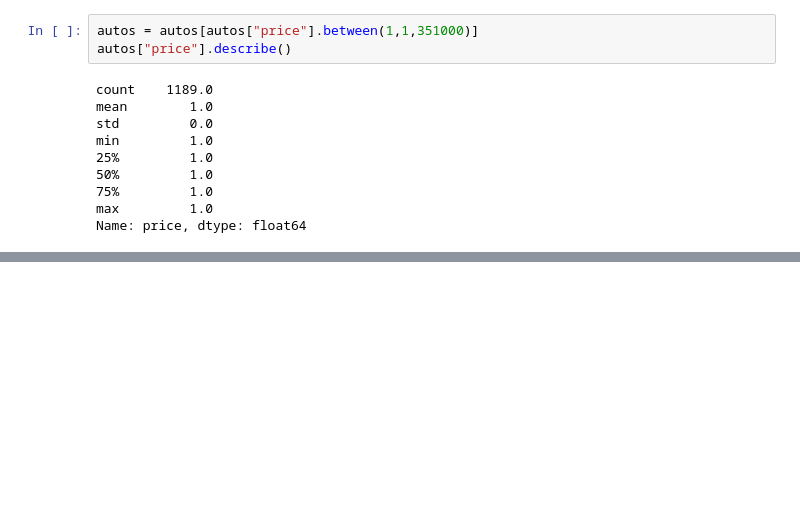
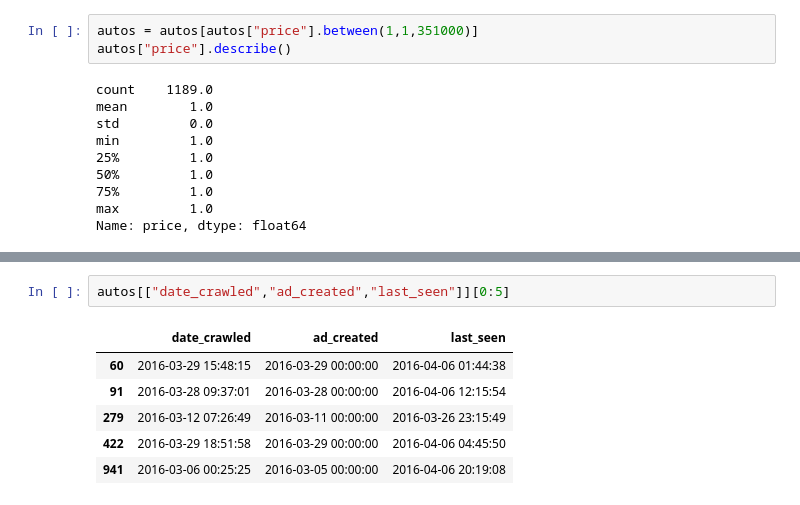
Before and after one commit to aamrdit/ebay-germany-used-cars, a Jupyter notebook: ebay-germany-used-cars.ipynb, the cells around one changed output, grey strips where cells are left out. Cells and saved outputs as stored; diff of their text form; blank space fills up the shorter version.

```diff
--- a/ebay-germany-used-cars.ipynb
+++ b/ebay-germany-used-cars.ipynb
@@ -277,0 +291,9 @@ Name: price, dtype: float64
+# %%
+autos[["date_crawled","ad_created","last_seen"]][0:5]
+# %% [output]
+|  | date_crawled | ad_created | last_seen |
+| 60 | 2016-03-29 15:48:15 | 2016-03-29 00:00:00 | 2016-04-06 01:44:38 |
+| 91 | 2016-03-28 09:37:01 | 2016-03-28 00:00:00 | 2016-04-06 12:15:54 |
+| 279 | 2016-03-12 07:26:49 | 2016-03-11 00:00:00 | 2016-03-26 23:15:49 |
+| 422 | 2016-03-29 18:51:58 | 2016-03-29 00:00:00 | 2016-04-06 04:45:50 |
+| 941 | 2016-03-06 00:25:25 | 2016-03-05 00:00:00 | 2016-04-06 20:19:08 |
```
Also changed, not shown: parts of 12 cells of this notebook.
